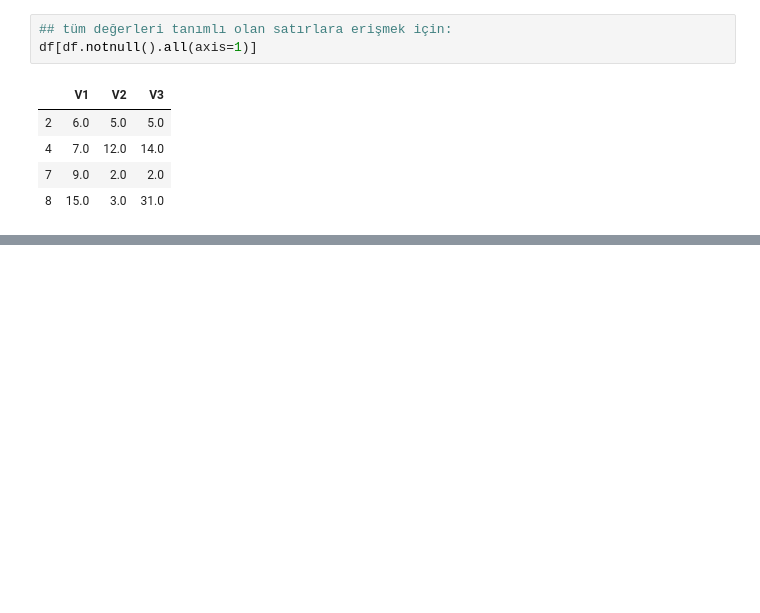
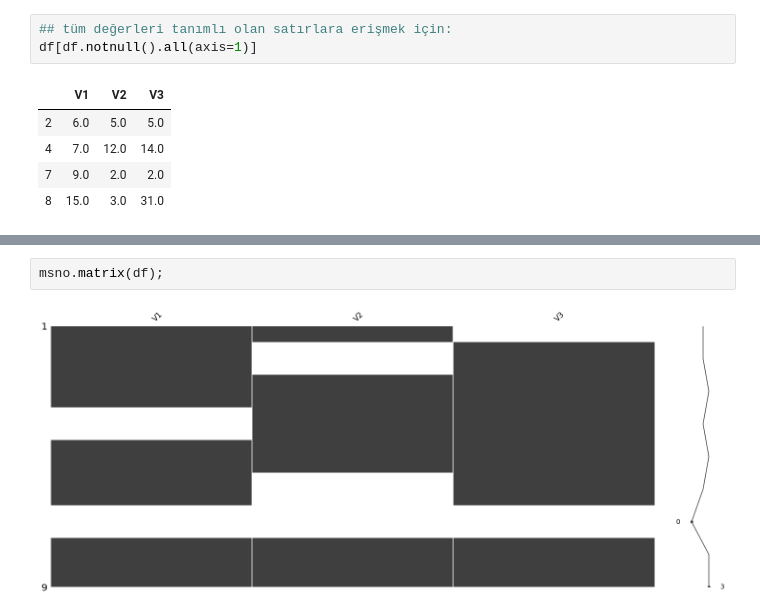
Before and after one commit to Furkan-Gulsen/veri_bilimi_ve_makine_ogrenmesi, a Jupyter notebook: Veri Ön İşleme/1.2- Eksik Veri Analizi.ipynb, the cells around one changed output, grey strips where cells are left out. Drawn from its saved outputs; the diff is of its cells as text; blank space fills up the shorter version.

```diff
--- a/Veri Ön İşleme/1.2- Eksik Veri Analizi.ipynb
+++ b/Veri Ön İşleme/1.2- Eksik Veri Analizi.ipynb
@@ -276,0 +333,4 @@ df[df.notnull().all(axis=1)]
+# %%
+msno.matrix(df);
+# %% [output]
+[figure, added]
```
Also changed, not shown: parts of 10 cells of this notebook.
